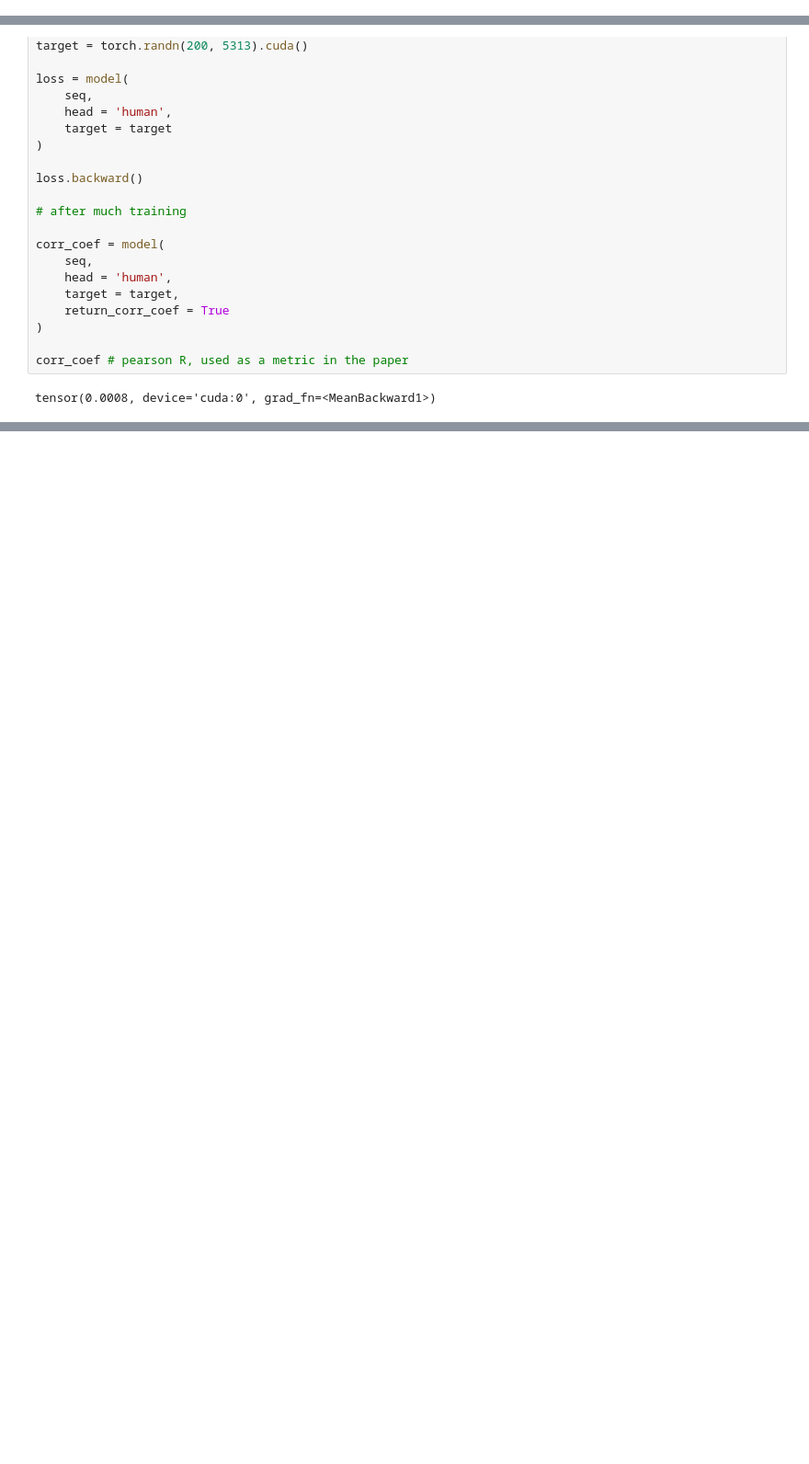
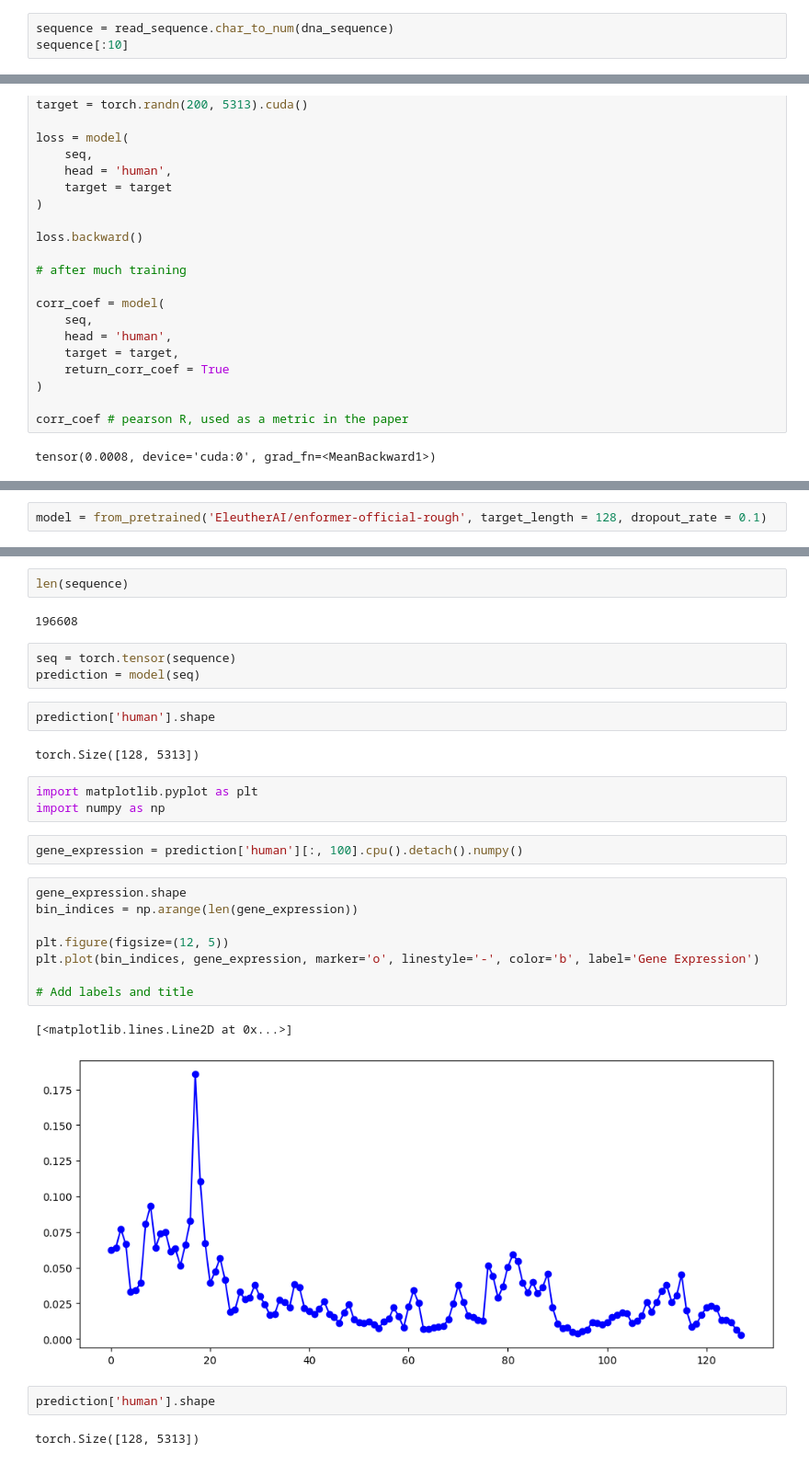
Before and after one commit to Kevinxsn/deep_learning_and_gene_expression, a Jupyter notebook: enfomer_pytorch/training_test.ipynb, the cells around one changed output, grey strips where cells are left out. Shown: that part at 92% size. Saved outputs shown, nothing was run; the diff lists cells and outputs as text; blank space fills up the shorter version.

Commit message:
adding prediction script

```diff
--- a/enfomer_pytorch/training_test.ipynb
+++ b/enfomer_pytorch/training_test.ipynb
@@ -26,0 +51,3 @@ tensor([[[0.7227, 0.5711, 0.6251,  ..., 0.6369, 0.7891, 0.6241],
+# %%
+sequence = read_sequence.char_to_num(dna_sequence)
+sequence[:10]
@@ -261,0 +292,2 @@ Pearson Correlation Coefficient: 0.0011403672397136688
+# %%
+model = from_pretrained('EleutherAI/enformer-official-rough', target_length = 128, dropout_rate = 0.1)
@@ -261,0 +298,31 @@ Pearson Correlation Coefficient: 0.0011403672397136688
+# %%
+len(sequence)
+# %% [output]
+196608
+# %%
+seq = torch.tensor(sequence)
+prediction = model(seq)
+# %%
+prediction['human'].shape
+# %% [output]
+torch.Size([128, 5313])
+# %%
+import matplotlib.pyplot as plt
+import numpy as np
+# %%
+gene_expression = prediction['human'][:, 100].cpu().detach().numpy()
+# %%
+gene_expression.shape
+bin_indices = np.arange(len(gene_expression))
+
+plt.figure(figsize=(12, 5))
+plt.plot(bin_indices, gene_expression, marker='o', linestyle='-', color='b', label='Gene Expression')
+
+# Add labels and title
+# %% [output]
+[<matplotlib.lines.Line2D at 0x...>]
+[figure, added]
+# %%
+prediction['human'].shape
+# %% [output]
+torch.Size([128, 5313])
```
Also changed, not shown: parts of 46 cells of this notebook, 5 other files.
